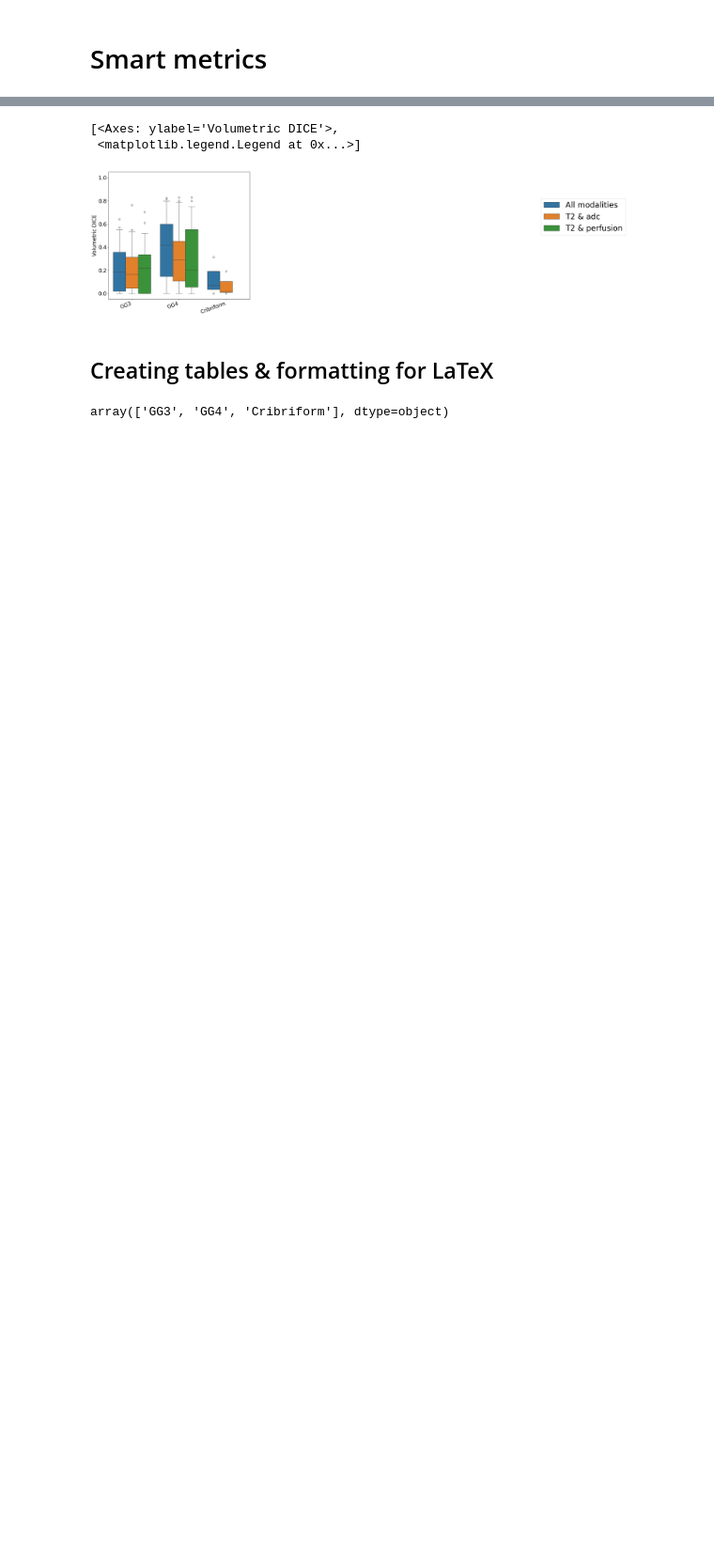
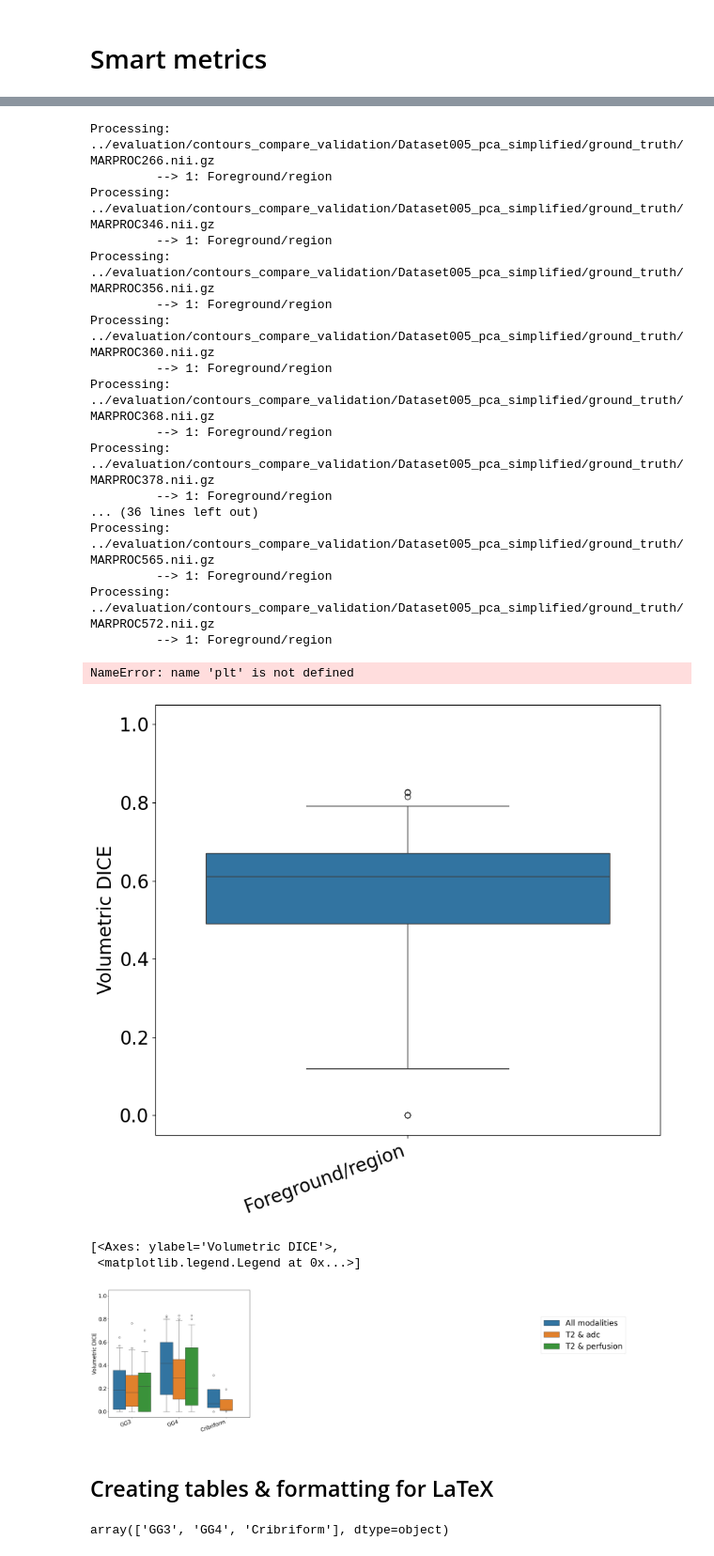
Before and after one commit to Looqes/pca_thesis_project, a Jupyter notebook: notebooks/smart_metrics.ipynb, the cells around one changed output, grey strips where cells are left out. Shown: that part at 94% size. Drawn from its saved outputs; the diff is of its cells as text; code cells hidden in the pictures; blank space fills up the shorter version.

```diff
--- a/notebooks/smart_metrics.ipynb
+++ b/notebooks/smart_metrics.ipynb
@@ -62,3 +66,25 @@ Processing: ../evaluation/contours_compare_validation/Dataset007_pca_cribriform_
          --> 1: Cribriform
 Processing: ../evaluation/contours_compare_validation/Dataset007_pca_cribriform_only/ground_truth/MARPROC572.nii.gz
          --> 1: Cribriform
+# %%
+
+simlified_allmodalities_metrics = compare_folders(f"{PATH_TO_EVALUATION_VALIDATION}/Dataset005_pca_simplified/ground_truth",
+                        f"{PATH_TO_EVALUATION_VALIDATION}/Dataset005_pca_simplified/model_output",
+                        {1: "Foreground/region"}).dropna()
+
+plot_contour_metrics([simlified_allmodalities_metrics],
+                     data_frame_names = ["Foreground/background - simplified all modalities model"],
+                     metrics_dict = {
+                         "volumetric_dice": "Volumetric DICE",
+                        #  "surface_dice_1.0": "Surface DICE (1 mm)",
+                        #  "surface_dice_2.0": "Surface DICE (2 mm)",
+                        #  "surface_dice_3.0": "Surface DICE (3 mm)",
+                        #  "surface_dice_5.0": "Surface DICE (5 mm)",
+                        #  "hausdorff_distance": "Hausdorff Distance (95) [mm]",
+                        #  "mean_distance_1_to_2": "Mean surface distance (1->2) [mm]",
+                        #  "mean_distance_2_to_1": "Mean surface distance (2->1) [mm]"
+                     }
+                    )
+
+plt.title("test")
+# %% [output]
@@ -65,3 +108,22 @@ Processing: ../evaluation/contours_compare_validation/Dataset007_pca_cribriform_
+Processing: ../evaluation/contours_compare_validation/Dataset005_pca_simplified/ground_truth/MARPROC266.nii.gz
+         --> 1: Foreground/region
+Processing: ../evaluation/contours_compare_validation/Dataset005_pca_simplified/ground_truth/MARPROC346.nii.gz
+         --> 1: Foreground/region
+Processing: ../evaluation/contours_compare_validation/Dataset005_pca_simplified/ground_truth/MARPROC356.nii.gz
+         --> 1: Foreground/region
+Processing: ../evaluation/contours_compare_validation/Dataset005_pca_simplified/ground_truth/MARPROC360.nii.gz
+         --> 1: Foreground/region
+Processing: ../evaluation/contours_compare_validation/Dataset005_pca_simplified/ground_truth/MARPROC368.nii.gz
+         --> 1: Foreground/region
+Processing: ../evaluation/contours_compare_validation/Dataset005_pca_simplified/ground_truth/MARPROC378.nii.gz
+         --> 1: Foreground/region
+... (36 lines left out)
+Processing: ../evaluation/contours_compare_validation/Dataset005_pca_simplified/ground_truth/MARPROC565.nii.gz
+         --> 1: Foreground/region
+Processing: ../evaluation/contours_compare_validation/Dataset005_pca_simplified/ground_truth/MARPROC572.nii.gz
+         --> 1: Foreground/region
+NameError: name 'plt' is not defined
+[figure, added]
 # %%
 
 set_names = ["All modalities",
```
Also changed, not shown: parts of 7 cells of this notebook, 6 other files.
